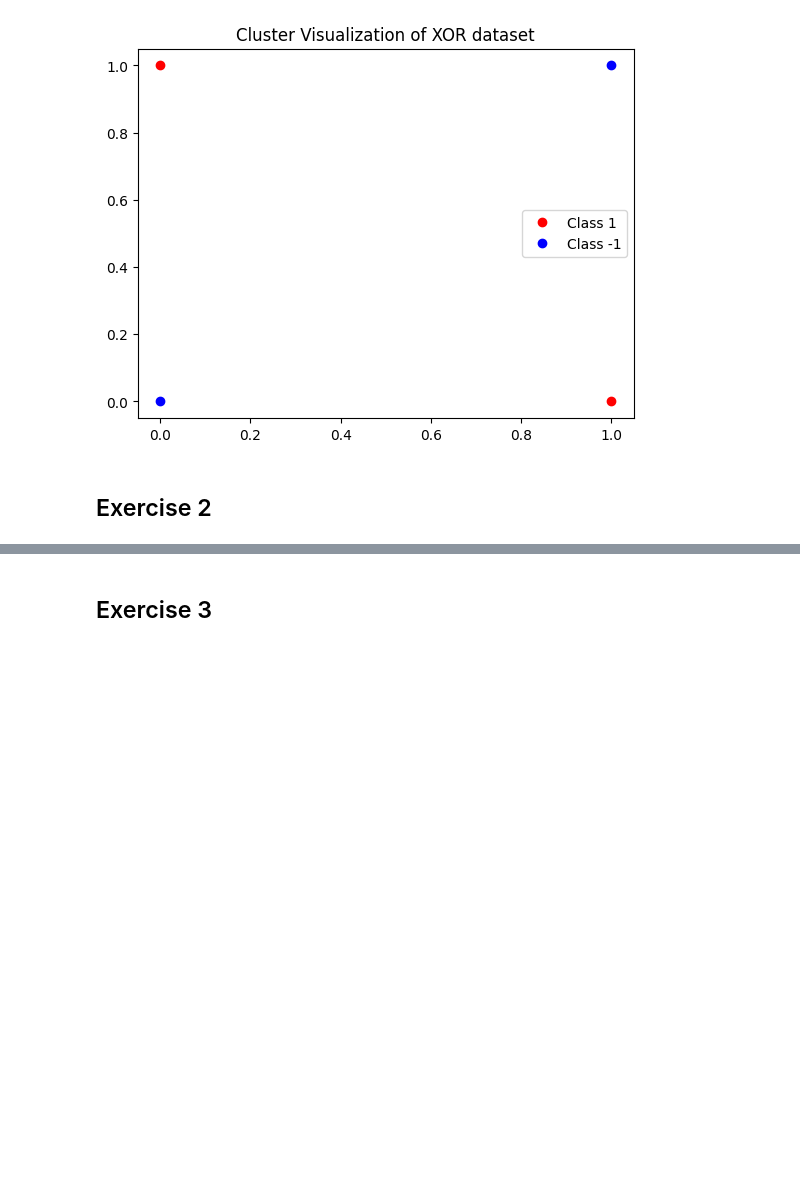
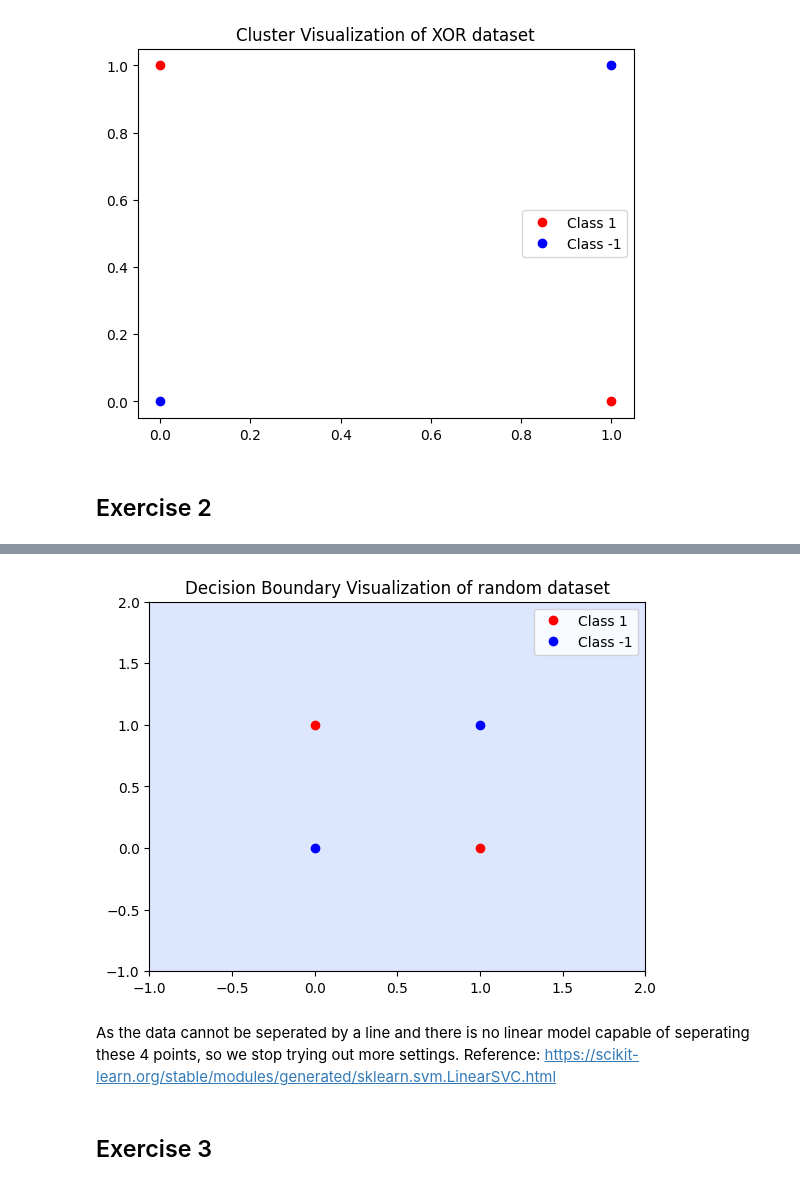
Before and after one commit to mahsaama/NeuralNetworks, a Jupyter notebook: Assignment1/assignment1.ipynb, the cells around one changed output, grey strips where cells are left out. Cells and saved outputs as stored; diff of their text form; code cells hidden in the pictures; blank space fills up the shorter version.

```diff
--- a/Assignment1/assignment1.ipynb
+++ b/Assignment1/assignment1.ipynb
@@ -81,2 +140,10 @@ cluster_visualization(X, y, title="XOR")
+# %%
+coef, intercept = linear_decision_boundary_finder(X, y, max_iter=10000, C=2.0)
+decision_boundary_visualization(X, y, coef, intercept, "random")
+# %% [output]
+[figure, added]
+# %% [markdown]
+As the data cannot be seperated by a line and there is no linear model capable of seperating these 4 points, so we stop trying out more settings.
+Reference: https://scikit-learn.org/stable/modules/generated/sklearn.svm.LinearSVC.html
 # %% [markdown]
 ## Exercise 3
```
Also changed, not shown: parts of 9 cells of this notebook.
